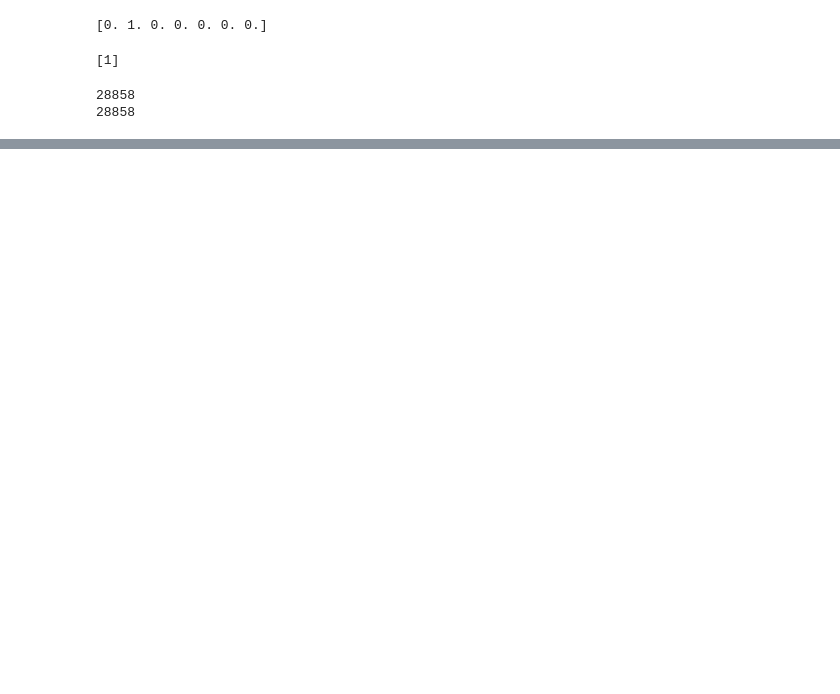
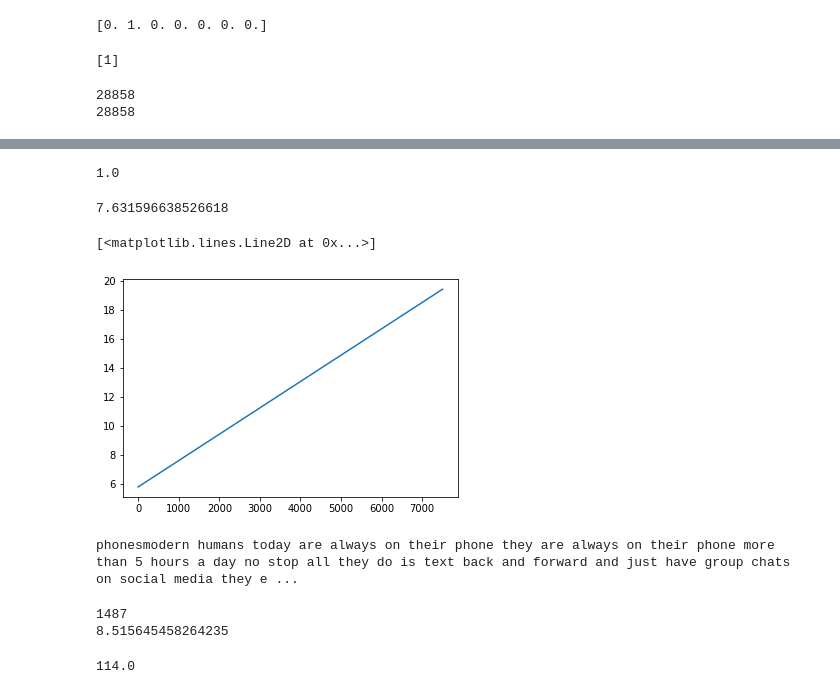
Before and after one commit to evanwilliamsconsulting/Kaggle_Feedback_Prize, a Jupyter notebook: kaggle-feedback-prize-evan-jan-williams-v2.ipynb, the cells around one changed output, grey strips where cells are left out. Drawn from its saved outputs; the diff is of its cells as text; code cells hidden in the pictures; blank space fills up the shorter version.

```diff
--- a/kaggle-feedback-prize-evan-jan-williams-v2.ipynb
+++ b/kaggle-feedback-prize-evan-jan-williams-v2.ipynb
@@ -496,0 +551,3 @@ essay_statistics.head()
+# %%
+#https://realpython.com/numpy-scipy-pandas-correlation-python/#visualization-of-correlation
+slope, intercept, r, p, stderr = sci_stats.linregress(x, y)
@@ -496,0 +566,4 @@ essay_statistics.head()
+# %%
+def returnExpectedDiscourses(essay_length):
+    yyy = intercept + essay_length * slope
+    return yyy
@@ -496,0 +572,33 @@ essay_statistics.head()
+# %%
+print(discourse_num_err)
+# %% [output]
+1.0
+# %%
+print(returnExpectedDiscourses(1000))
+# %% [output]
+7.631596638526618
+# %%
+sample_x = []
+sample_y = []
+for i in range(0,8000,500):
+    yy = returnExpectedDiscourses(i)
+    sample_x.append(i)
+    sample_y.append(yy)
+# %%
+plt.plot(sample_x,sample_y)
+# %% [output]
+[<matplotlib.lines.Line2D at 0x...>]
+[figure, added]
+# %%
+essay_test = retrieveEssay("423A1CA112E2")
+print(essay_test)
+# %% [output]
+phonesmodern humans today are always on their phone they are always on their phone more than 5 hours a day no stop all they do is text back and forward and just have group chats on social media they e ...
+# %%
+length_of_essay = len(essay_test)
+expected_discourses = returnExpectedDiscourses(length_of_essay)
+print(length_of_essay)
+print(expected_discourses)
+# %% [output]
+1487
+8.515645458264235
@@ -496,0 +607,7 @@ essay_statistics.head()
+# %%
+# Start out with all discourses of even length
+test_discourse = []
+length_of_discourses = round(length_of_essay/expected_discourses,0)
+print(length_of_discourses)
+# %% [output]
+114.0
```
Also changed, not shown: parts of 32 cells of this notebook.
